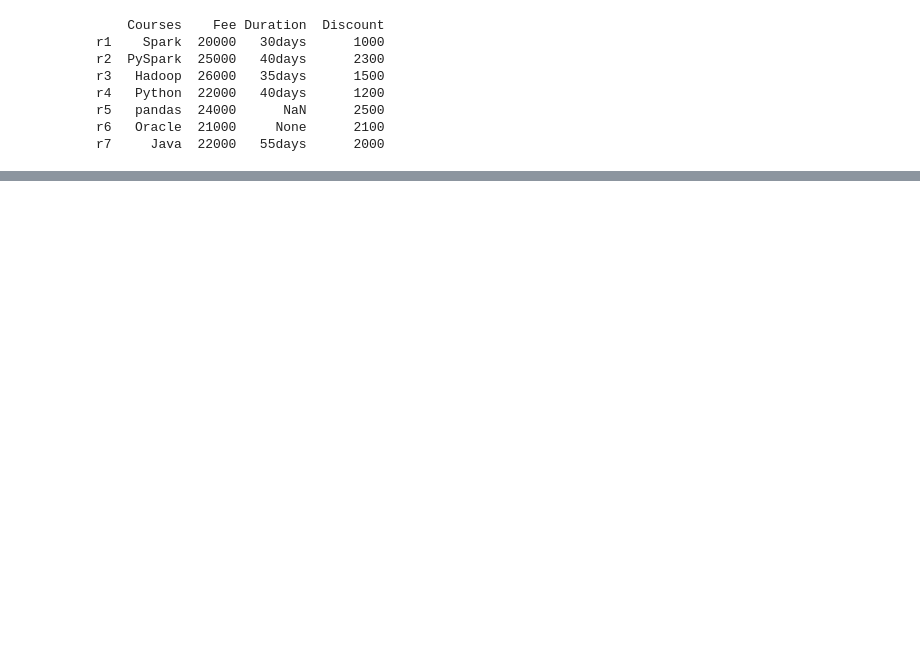
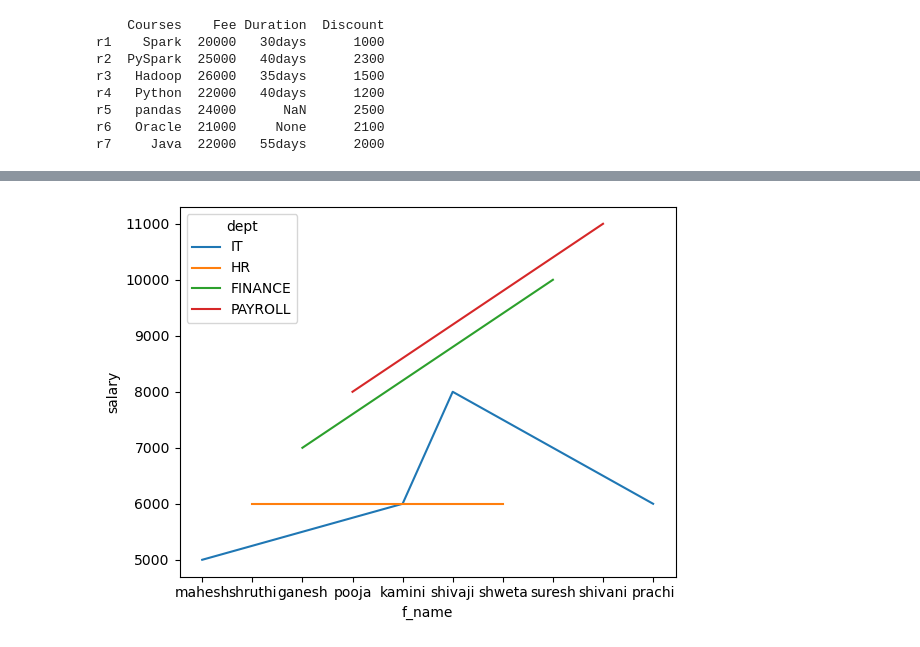
Before and after one commit to maheshkshi400/juypter, a Jupyter notebook: seaborn_1.ipynb, the cells around one changed output, grey strips where cells are left out. Saved outputs shown, nothing was run; the diff lists cells and outputs as text; code cells hidden in the pictures; blank space fills up the shorter version.

```diff
--- a/seaborn_1.ipynb
+++ b/seaborn_1.ipynb
@@ -53,0 +84,27 @@ import seaborn as sns
+# %%
+from pyspark.sql import SparkSession
+
+# Create a SparkSession
+spark = SparkSession.builder.appName("https://github.com/maheshkshi400/MK").getOrCreate()
+
+
+
+data1 = [(1,'mahesh','kshirsagar','male',20,5000,'IT',50,2002),
+         (2,'shruthi','kachave','female',30,6000,'HR',20,2008),
+         (3,'ganesh','kenjale','male',25,7000,'FINANCE',30,2010),
+         (4,'pooja','bhate','female',34,8000,'PAYROLL',40,2005),
+         (5,'kamini','kadam','female',31,6000,'IT',None,2007),
+         (6,'shivaji','nemade','male',20,8000,'IT',50,1004),
+         (7,'shweta','lakhani','female',30,6000,'HR',20,1998),
+         (8,'suresh','kirve','male',25,10000,'FINANCE',30,2011),
+         (9,'shivani','jagtap',None,34,11000,'PAYROLL',40,2013),
+         (10,'prachi','inamdar','female',30,6000,'IT',50,2001)]
+
+schema1 = ['id','f_name','l_name','gender','age','salary','dept','deptno','doj']
+
+empdf = spark.createDataFrame(data1,schema1)
+
+empdf.show()
+
+pandas_empdf=empdf.toPandas()
+pandas_empdf
@@ -53,0 +137,6 @@ import seaborn as sns
+# %%
+sns.lineplot(x="f_name",y="salary",data=pandas_empdf,hue="dept")
+
+plt.show()
+# %% [output]
+[figure, added]
```
Also changed, not shown: parts of 11 cells of this notebook, 3 other files.
